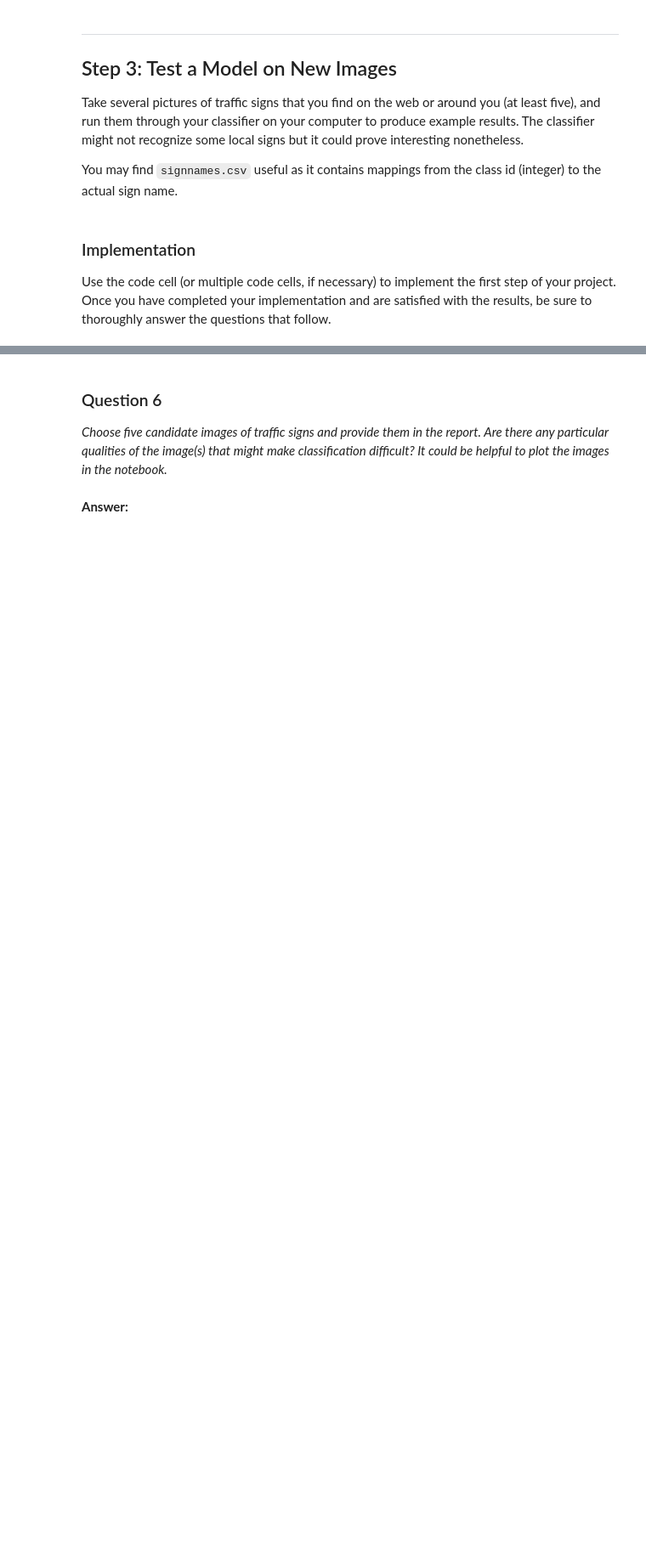
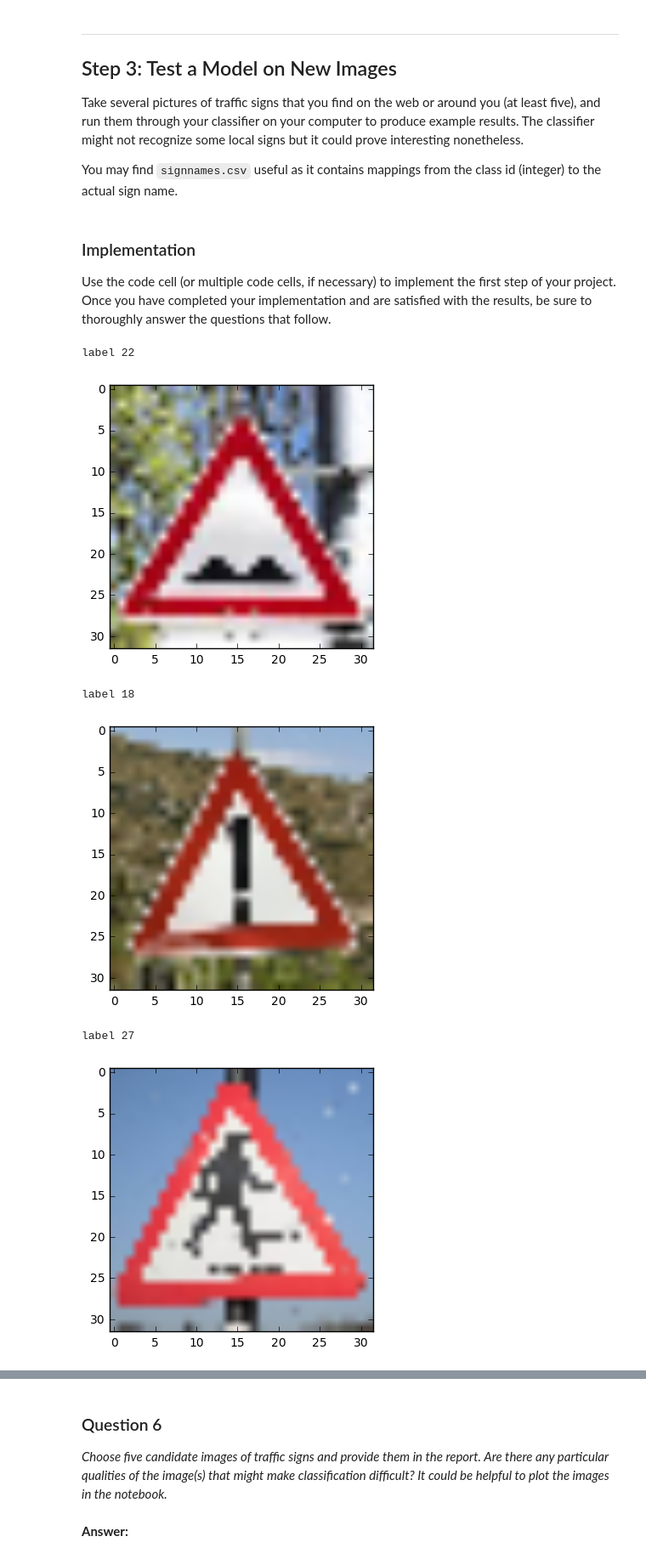
Before and after one commit to kuonanhong/CarND-Traffic-Sign-Classifier-Project, a Jupyter notebook: Traffic_Sign_Classifier.ipynb, the cells around one changed output, grey strips where cells are left out. Shown at 85% size. Drawn from its saved outputs; the diff is of its cells as text; code cells hidden in the pictures; blank space fills up the shorter version.

Commit message:
Add load sample image logic

```diff
--- a/Traffic_Sign_Classifier.ipynb
+++ b/Traffic_Sign_Classifier.ipynb
@@ -79,10 +72,8 @@ def show_labels_histogram(labels):
     plt.hist(labels, bins=bins)
     plt.show()
 
-print('display training data classes')
+print('display training data class distribution')
 show_labels_histogram(y_train_orig)
-
-show_labels_histogram(y_test_orig)
 
 def display_image(img_data):
     plt.imshow(img_data)
@@ -97,3 +88,13 @@ def display_sample(images, labels, count=1):
         display_image(sample_img)
 
 display_sample(X_train_orig, y_train_orig)
+
+displayed = set()
+
+for i in range(len(y_train_orig)):
+    label = y_train_orig[i]
+    if label in displayed:
+        continue
+    displayed.add(label)
+    image = X_train_orig[i]
+    display_image(image)
@@ -550,0 +502,44 @@ Use the code cell (or multiple code cells, if necessary) to implement the first
+# %%
+### Load the images and plot them here.
+### Feel free to use as many code cells as needed.
+
+from os.path import isfile
+import cv2
+import matplotlib.pyplot as plt
+
+%matplotlib inline
+
+
+new_images = [
+    ('./web_images/bumpy_square.png', 22),
+    ('./web_images/danger_square.png', 18),
+    ('./web_images/pedestrians_square.png', 27),
+    ('./web_images/road_work_square.png', 25),
+    ('./web_images/stop_square.png', 14),
+]
+
+new_images_data = []
+
+def show_image(file_path):
+    if isfile(file_path):
+        imgBGR = cv2.imread(file_path)
+        imgRGB = cv2.cvtColor(imgBGR, cv2.COLOR_BGR2RGB)
+        imgResize = cv2.resize(imgRGB, (32, 32))
+        new_images_data.append(imgResize)
+        plt.imshow(imgResize)
+        plt.show()
+    else:
+        print('no such file %s' % image_name)
+
+for img_path, label in new_images:
+    print('label %d' % label)
+    show_image(img_path)
+
+print('done')
+# %% [output]
+label 22
+[figure, added]
+label 18
+[figure, added]
+label 27
+[figure, added]
```
Also changed, not shown: parts of 21 cells of this notebook, 5 other files.
